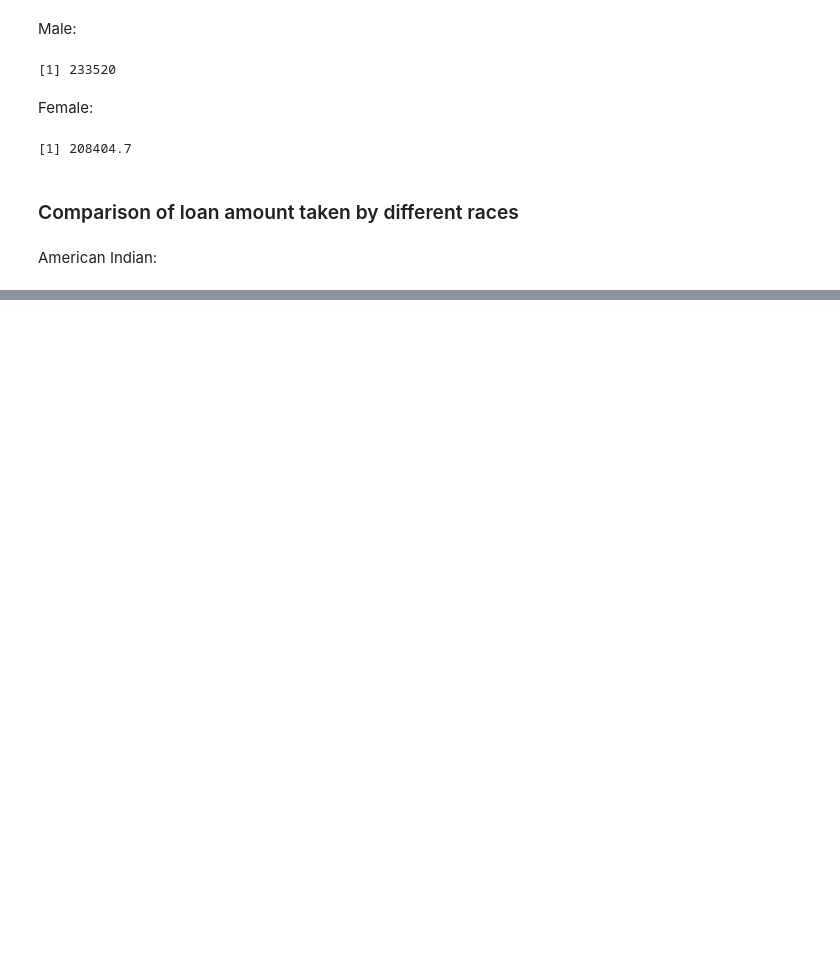
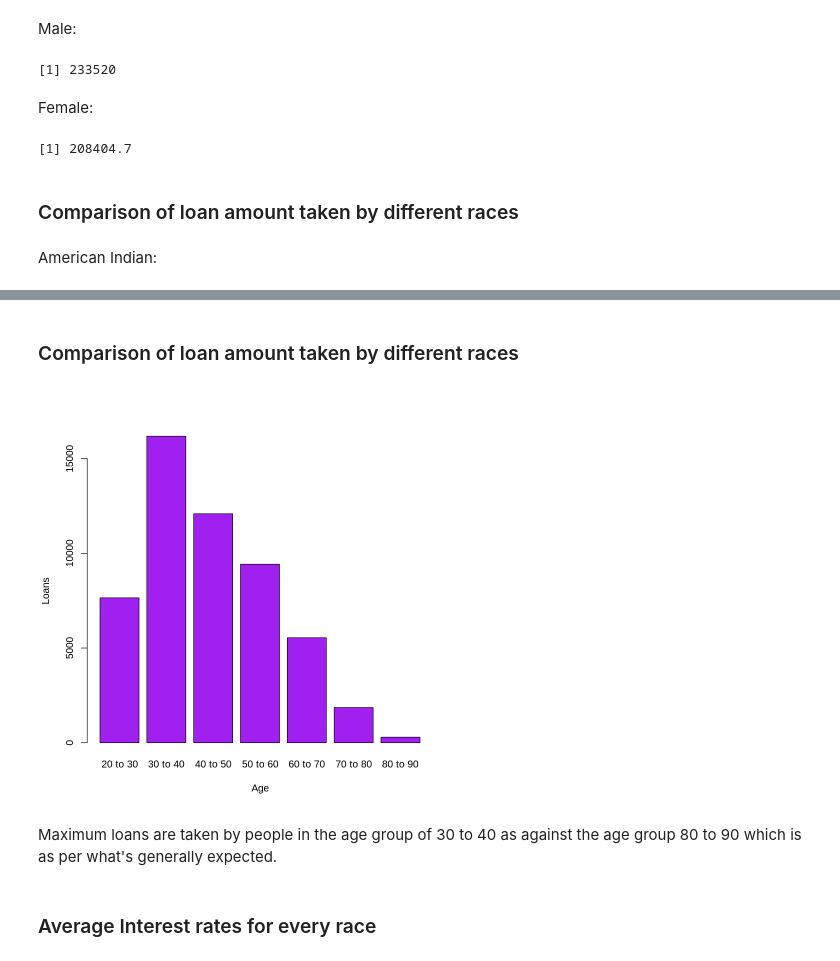
Before and after one commit to Kavya-Shekar/Home_loan_Data_analysis, a Jupyter notebook: EDA_interactive_r.ipynb, the cells around one changed output, grey strips where cells are left out. Saved outputs shown, nothing was run; the diff lists cells and outputs as text; code cells hidden in the pictures; blank space fills up the shorter version.

```diff
--- a/EDA_interactive_r.ipynb
+++ b/EDA_interactive_r.ipynb
@@ -204,0 +207,21 @@ barplot(Y,names.arg=X,xlab="Race",ylab="Loan Amount",col="blue")
+# %% [markdown]
+### Comparison of loan amount taken by different races
+# %%
+age20to30 = sum(data$BoAge>=20 & data$BoAge<30)
+age30to40 = sum(data$BoAge>=30 & data$BoAge<40)
+age40to50 = sum(data$BoAge>=40 & data$BoAge<50)
+age50to60 = sum(data$BoAge>=50 & data$BoAge<60)
+age60to70 = sum(data$BoAge>=60 & data$BoAge<70)
+age70to80 = sum(data$BoAge>=70 & data$BoAge<80)
+age80to90 = sum(data$BoAge>=80 & data$BoAge<90)
+
+ys <- c(age20to30, age30to40, age40to50, age50to60, age60to70, age70to80, age80to90)
+xs <- c("20 to 30","30 to 40","40 to 50","50 to 60","60 to 70","70 to 80","80 to 90")
+
+barplot(ys,names.arg=xs,xlab="Age",ylab="Loans",col="purple")
+# %% [output]
+[figure, added]
+# %% [markdown]
+Maximum loans are taken by people in the age group of 30 to 40 as against the age group 80 to 90 which is as per what's generally expected.
+# %% [markdown]
+### Average Interest rates for every race
```
Also changed, not shown: parts of 4 cells of this notebook.
